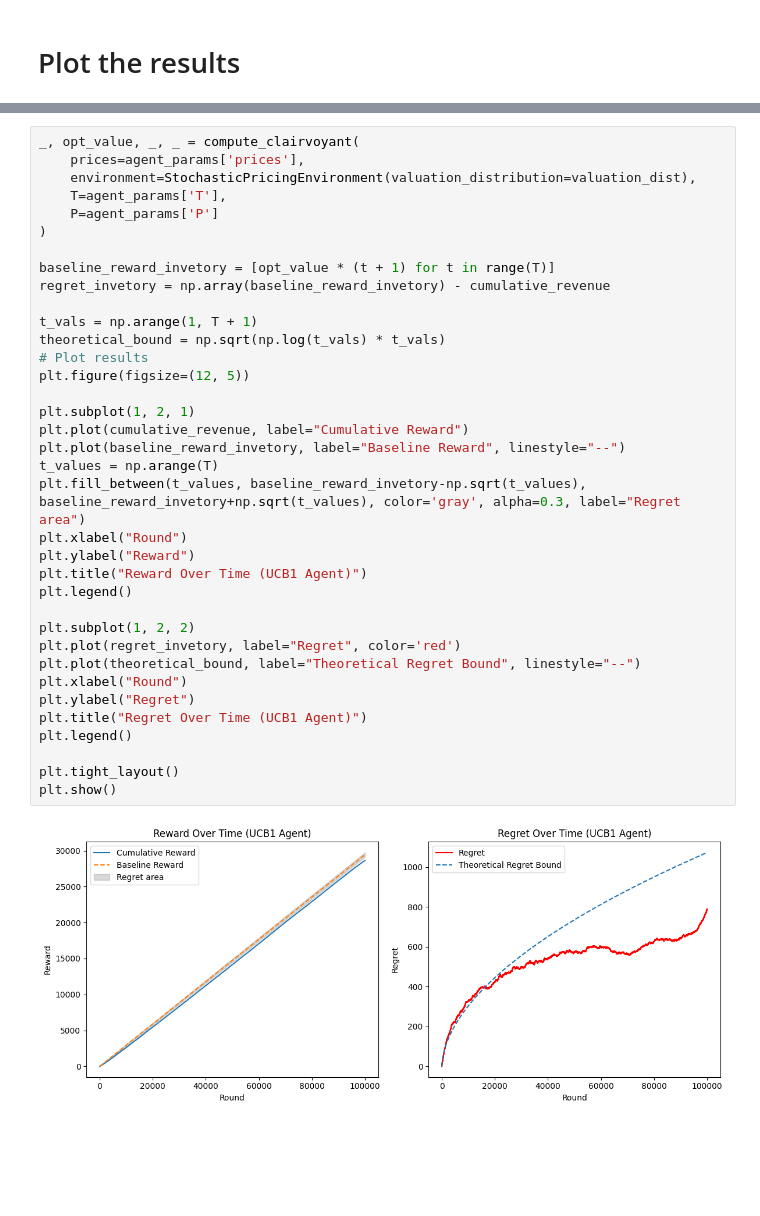
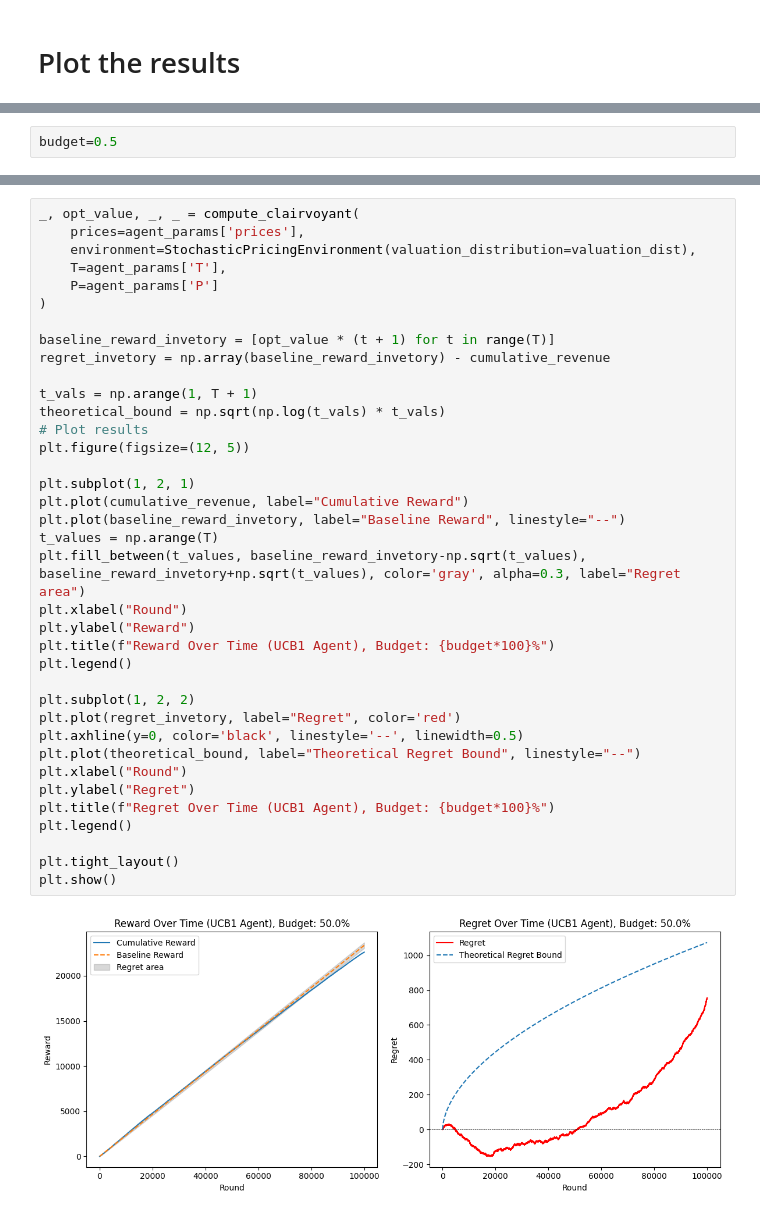
Before and after one commit to Filippo-Galli/Online-Learning-Application-project, a Jupyter notebook: 1_single_prod_stoc_B_const/main.ipynb, the cells around one changed output, grey strips where cells are left out. Drawn from its saved outputs; the diff is of its cells as text; blank space fills up the shorter version.

Commit message:
Caricato Plot Task 1 e fatto budget variabile task 1.B

```diff
--- a/1_single_prod_stoc_B_const/main.ipynb
+++ b/1_single_prod_stoc_B_const/main.ipynb
@@ -535,0 +653,2 @@ Round 60000: Revenue =   0.42, Cumulative = 17066.02, Remaining inventory = 2751
+# %%
+budget=0.5
@@ -541,33 +738,34 @@ _, opt_value, _, _ = compute_clairvoyant(
     P=agent_params['P']
 )
 
 baseline_reward_invetory = [opt_value * (t + 1) for t in range(T)]
 regret_invetory = np.array(baseline_reward_invetory) - cumulative_revenue
 
 t_vals = np.arange(1, T + 1)
 theoretical_bound = np.sqrt(np.log(t_vals) * t_vals)
 # Plot results
 plt.figure(figsize=(12, 5))
 
 plt.subplot(1, 2, 1)
 plt.plot(cumulative_revenue, label="Cumulative Reward")
 plt.plot(baseline_reward_invetory, label="Baseline Reward", linestyle="--")
 t_values = np.arange(T)
 plt.fill_between(t_values, baseline_reward_invetory-np.sqrt(t_values), baseline_reward_invetory+np.sqrt(t_values), color='gray', alpha=0.3, label="Regret area")
 plt.xlabel("Round")
 plt.ylabel("Reward")
-plt.title("Reward Over Time (UCB1 Agent)")
+plt.title(f"Reward Over Time (UCB1 Agent), Budget: {budget*100}%")
 plt.legend()
 
 plt.subplot(1, 2, 2)
 plt.plot(regret_invetory, label="Regret", color='red')
+plt.axhline(y=0, color='black', linestyle='--', linewidth=0.5)
 plt.plot(theoretical_bound, label="Theoretical Regret Bound", linestyle="--")
 plt.xlabel("Round")
 plt.ylabel("Regret")
-plt.title("Regret Over Time (UCB1 Agent)")
+plt.title(f"Regret Over Time (UCB1 Agent), Budget: {budget*100}%")
 plt.legend()
 
 plt.tight_layout()
 plt.show()
 # %% [output]
-[figure, old version]
+[figure, new version]
```
Also changed, not shown: parts of 11 cells of this notebook, 7 other files.
